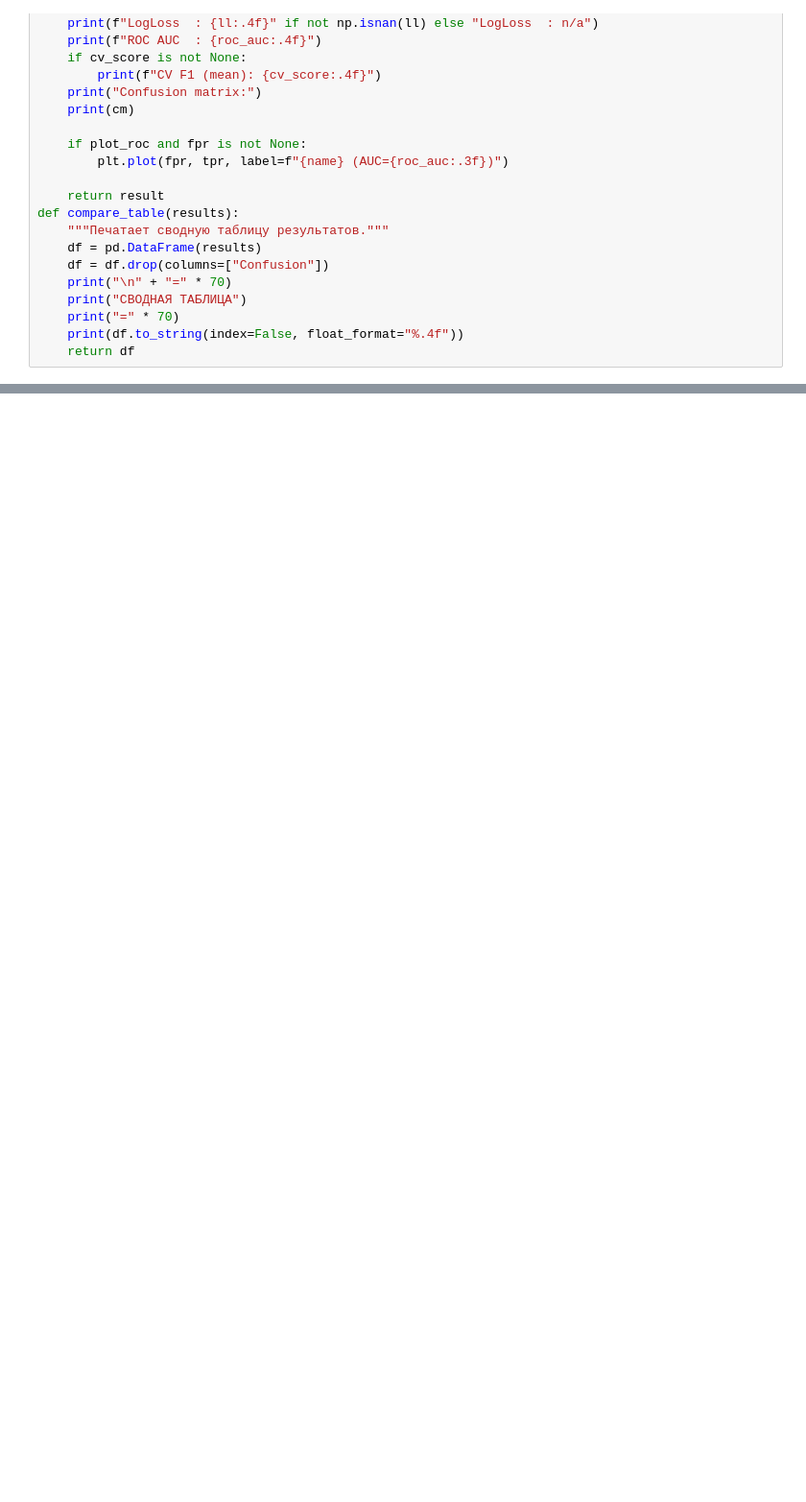
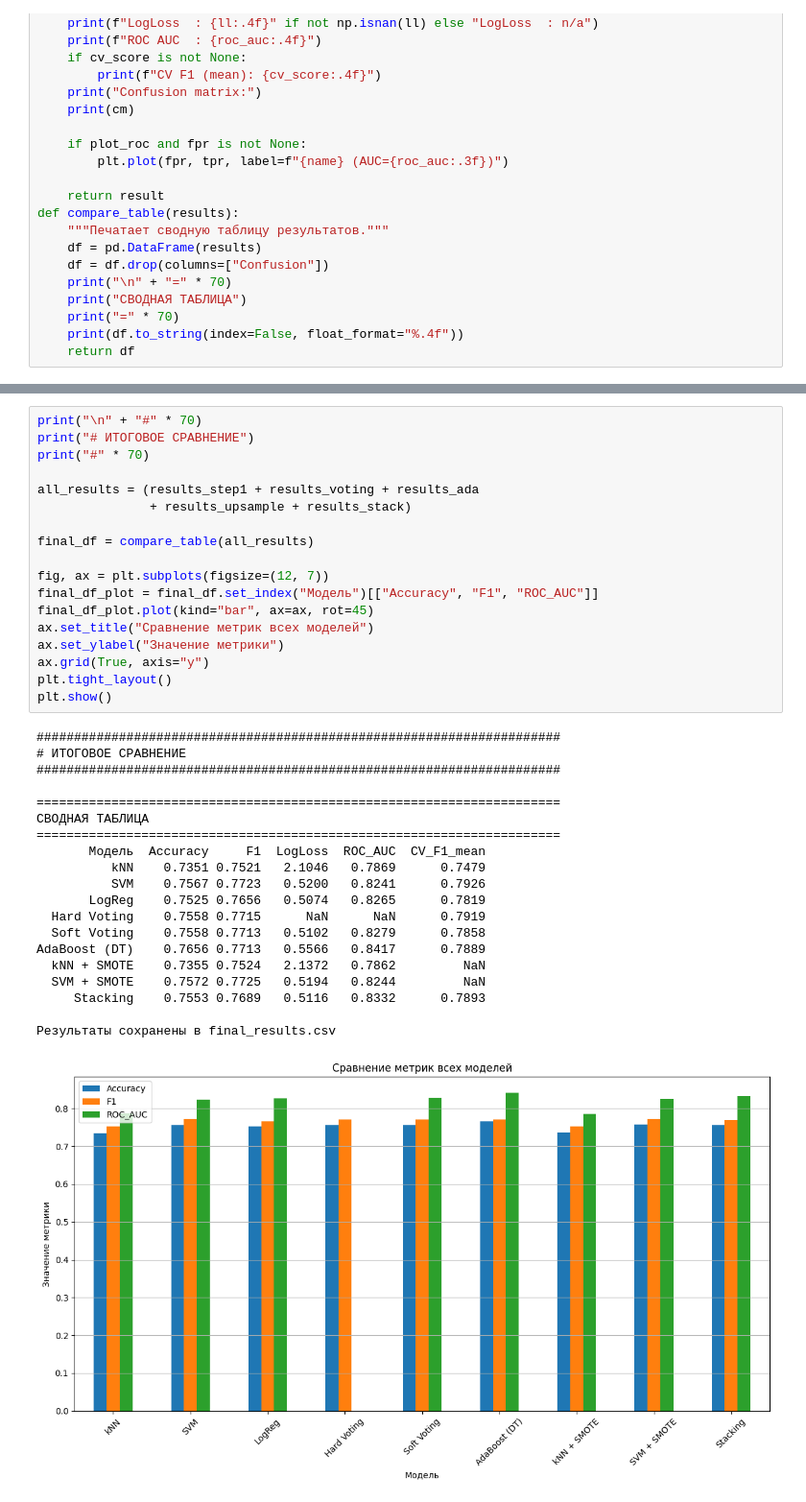
Before and after one commit to Poruch/Data_analysis_with_Python, a Jupyter notebook: Задание_4_Мальшаков_АА_РИС24-3.ipynb, the cells around one changed output, grey strips where cells are left out. Shown at 96% size. Cells and saved outputs as stored; diff of their text form; blank space fills up the shorter version.

```diff
--- a/Задание_4_Мальшаков_АА_РИС24-3.ipynb
+++ b/Задание_4_Мальшаков_АА_РИС24-3.ipynb
@@ -132,0 +498,39 @@ def compare_table(results):
+# %%
+print("\n" + "#" * 70)
+print("# ИТОГОВОЕ СРАВНЕНИЕ")
+print("#" * 70)
+
+all_results = (results_step1 + results_voting + results_ada
+               + results_upsample + results_stack)
+
+final_df = compare_table(all_results)
+
+fig, ax = plt.subplots(figsize=(12, 7))
+final_df_plot = final_df.set_index("Модель")[["Accuracy", "F1", "ROC_AUC"]]
+final_df_plot.plot(kind="bar", ax=ax, rot=45)
+ax.set_title("Сравнение метрик всех моделей")
+ax.set_ylabel("Значение метрики")
+ax.grid(True, axis="y")
+plt.tight_layout()
+plt.show()
+# %% [output]
+######################################################################
+# ИТОГОВОЕ СРАВНЕНИЕ
+######################################################################
+
+======================================================================
+СВОДНАЯ ТАБЛИЦА
+======================================================================
+       Модель  Accuracy     F1  LogLoss  ROC_AUC  CV_F1_mean
+          kNN    0.7351 0.7521   2.1046   0.7869      0.7479
+          SVM    0.7567 0.7723   0.5200   0.8241      0.7926
+       LogReg    0.7525 0.7656   0.5074   0.8265      0.7819
+  Hard Voting    0.7558 0.7715      NaN      NaN      0.7919
+  Soft Voting    0.7558 0.7713   0.5102   0.8279      0.7858
+AdaBoost (DT)    0.7656 0.7713   0.5566   0.8417      0.7889
+  kNN + SMOTE    0.7355 0.7524   2.1372   0.7862         NaN
+  SVM + SMOTE    0.7572 0.7725   0.5194   0.8244         NaN
+     Stacking    0.7553 0.7689   0.5116   0.8332      0.7893
+
+Результаты сохранены в final_results.csv
+[figure, added]
```
Also changed, not shown: parts of 14 cells of this notebook.
